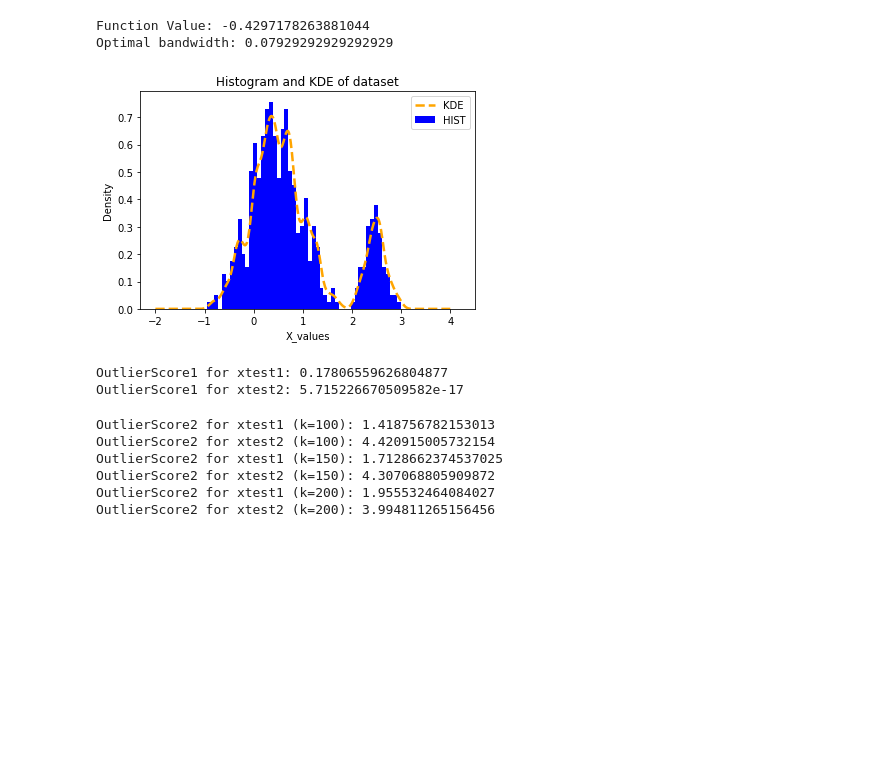
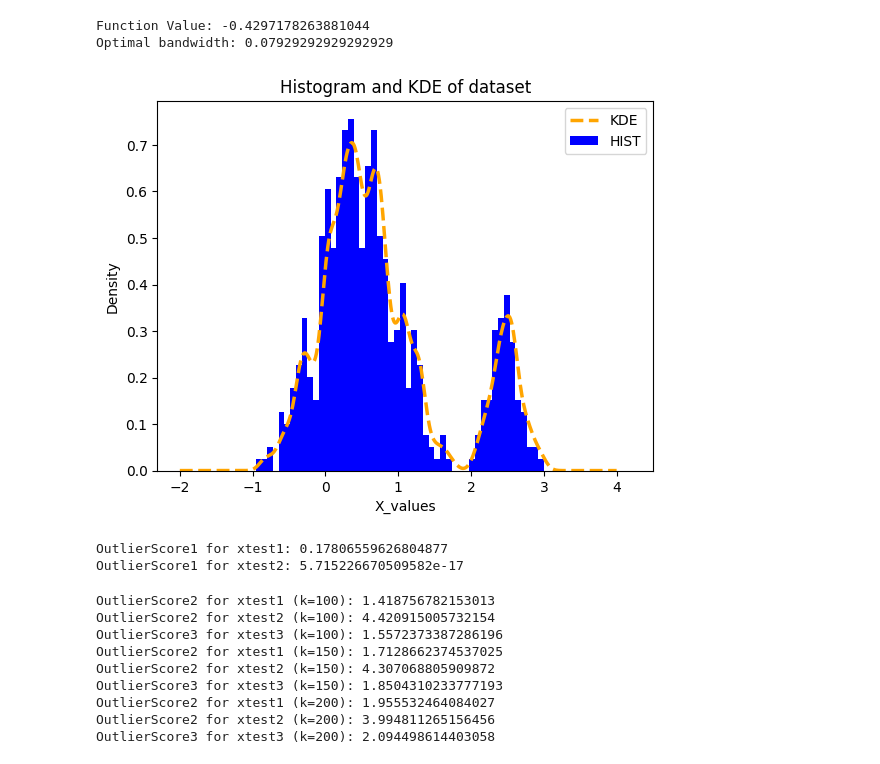
Before and after one commit to EricMLarsen/Spring_2024, a Jupyter notebook: ML_Stats/Homeworks/HW5/Problem6.ipynb, the cells around one changed output. Saved outputs shown, nothing was run; the diff lists cells and outputs as text; code cells hidden in the pictures; blank space fills up the shorter version.

```diff
--- a/ML_Stats/Homeworks/HW5/Problem6.ipynb
+++ b/ML_Stats/Homeworks/HW5/Problem6.ipynb
@@ -140,23 +140,23 @@ Optimal bandwidth: 0.07929292929292929
 # %%
 #Getting what the true distribution should look like
 #plot the kde, from -2 to 4
 x_values = np.linspace(-2, 4, 500)
 kde_values = [kde(x, X, optimal_bandwidth) for x in x_values]
 #Getting the histrogram for a sanity check
 width = optimal_bandwidth
-bin_edges = np.arange(-1,4.25,width)3
+bin_edges = np.arange(-1,4.25,width)
 hist, _ = np.histogram(X,bins=bin_edges,density=True)
 # Plot histogram
 plt.bar(bin_edges[:-1],hist,width=width,color='blue',label='HIST')
 plt.title('Histogram and KDE of dataset')
 plt.plot(x_values, kde_values,color='orange',label='KDE',linewidth='2.5',linestyle='--')
 plt.xlabel('X_values')
 plt.ylabel('Density')
 plt.legend()
 plt.savefig('Figures/Problem_6_KDEHIST.png',dpi=200)
 plt.show()
 # %% [output]
-[figure, old version]
+[figure, new version]
 # %%
 
 #Part C, outlier score 1
@@ -177,12 +179,17 @@ k_values = [100, 150, 200]
 for k in k_values:
     outlier_score_xtest1_2 = outlier_score_2(xtest1, X, k)
     outlier_score_xtest2_2 = outlier_score_2(xtest2, X, k)
+    outlier_score_xtest3_2 = outlier_score_2(xtest3, X, k)
     print(f"OutlierScore2 for xtest1 (k={k}):", outlier_score_xtest1_2)
     print(f"OutlierScore2 for xtest2 (k={k}):", outlier_score_xtest2_2)
+    print(f"OutlierScore3 for xtest3 (k={k}):", outlier_score_xtest3_2)
 # %% [output]
 OutlierScore2 for xtest1 (k=100): 1.418756782153013
 OutlierScore2 for xtest2 (k=100): 4.420915005732154
+OutlierScore3 for xtest3 (k=100): 1.5572373387286196
 OutlierScore2 for xtest1 (k=150): 1.7128662374537025
 OutlierScore2 for xtest2 (k=150): 4.307068805909872
+OutlierScore3 for xtest3 (k=150): 1.8504310233777193
 OutlierScore2 for xtest1 (k=200): 1.955532464084027
 OutlierScore2 for xtest2 (k=200): 3.994811265156456
+OutlierScore3 for xtest3 (k=200): 2.094498614403058
```
Also changed, not shown: parts of 2 cells of this notebook, 1 other file.
